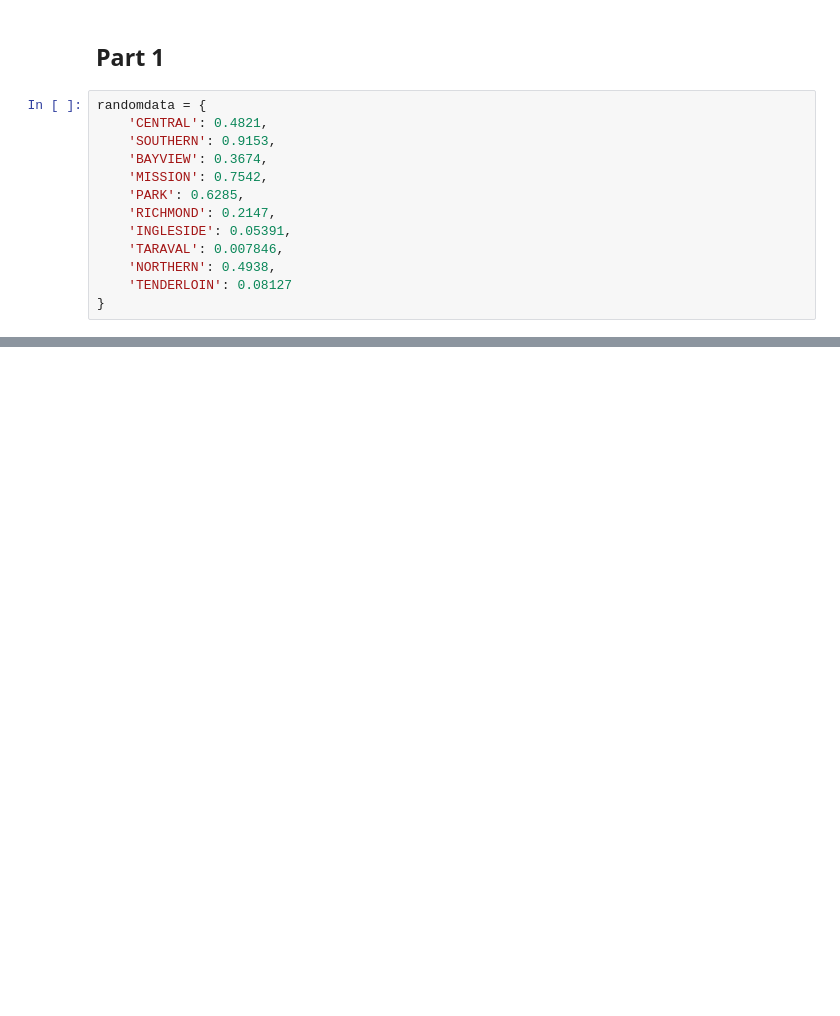
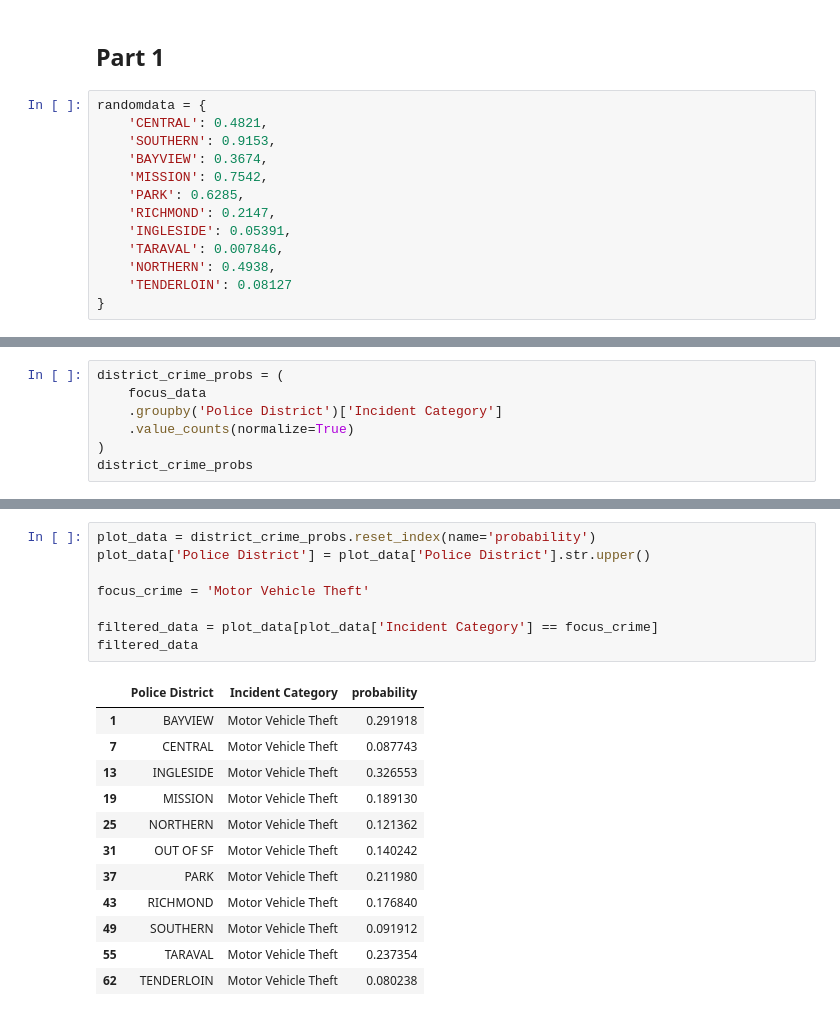
Before and after one commit to vichalder/social_data_viz_2026_group_75, a Jupyter notebook: Lectures/Notebooks/Week5.ipynb, the cells around one changed output, grey strips where cells are left out. Drawn from its saved outputs; the diff is of its cells as text; blank space fills up the shorter version.

```diff
--- a/Lectures/Notebooks/Week5.ipynb
+++ b/Lectures/Notebooks/Week5.ipynb
@@ -57,0 +149,7 @@ random_frame['District']
+# %%
+district_crime_probs = (
+    focus_data
+    .groupby('Police District')['Incident Category']
+    .value_counts(normalize=True)
+)
+district_crime_probs
@@ -57,0 +170,21 @@ random_frame['District']
+# %%
+plot_data = district_crime_probs.reset_index(name='probability')
+plot_data['Police District'] = plot_data['Police District'].str.upper()
+
+focus_crime = 'Motor Vehicle Theft'
+
+filtered_data = plot_data[plot_data['Incident Category'] == focus_crime]
+filtered_data
+# %% [output]
+|  | Police District | Incident Category | probability |
+| 1 | BAYVIEW | Motor Vehicle Theft | 0.291918 |
+| 7 | CENTRAL | Motor Vehicle Theft | 0.087743 |
+| 13 | INGLESIDE | Motor Vehicle Theft | 0.326553 |
+| 19 | MISSION | Motor Vehicle Theft | 0.189130 |
+| 25 | NORTHERN | Motor Vehicle Theft | 0.121362 |
+| 31 | OUT OF SF | Motor Vehicle Theft | 0.140242 |
+| 37 | PARK | Motor Vehicle Theft | 0.211980 |
+| 43 | RICHMOND | Motor Vehicle Theft | 0.176840 |
+| 49 | SOUTHERN | Motor Vehicle Theft | 0.091912 |
+| 55 | TARAVAL | Motor Vehicle Theft | 0.237354 |
+| 62 | TENDERLOIN | Motor Vehicle Theft | 0.080238 |
```
Also changed, not shown: parts of 17 cells of this notebook.
